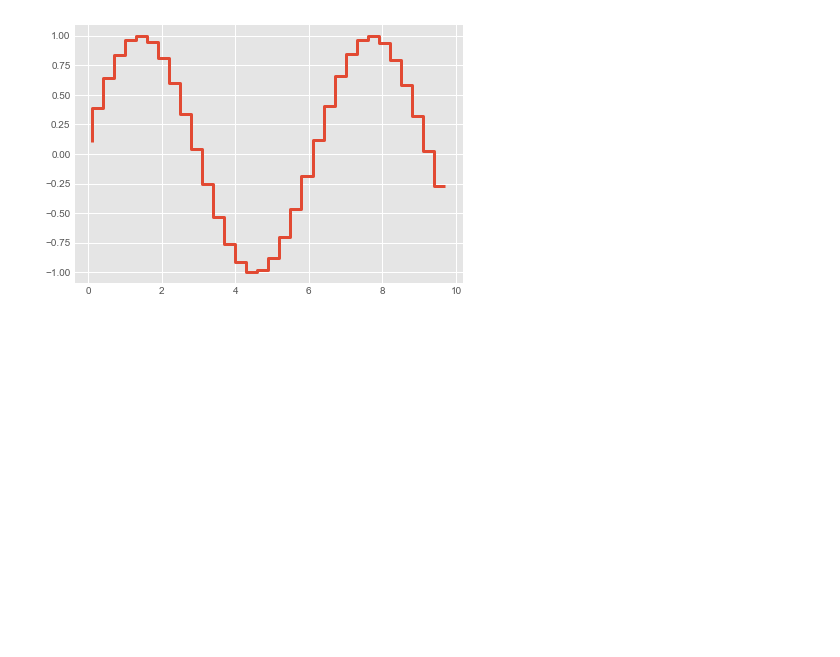
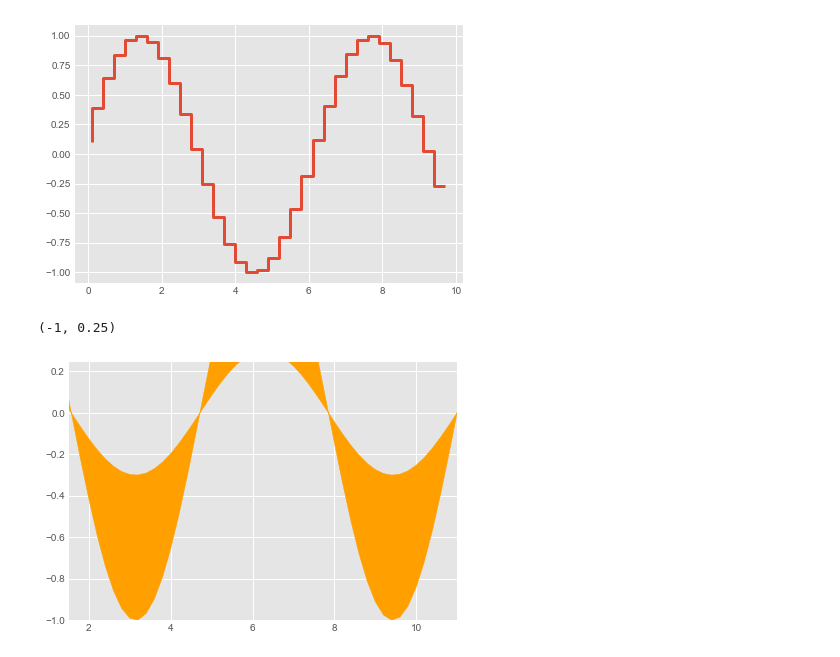
Before and after one commit to kazimosiurahman/Data_viz, a Jupyter notebook: data_viz.ipynb, the cells around one changed output. Saved outputs shown, nothing was run; the diff lists cells and outputs as text; code cells hidden in the pictures; blank space fills up the shorter version.

Commit message:
Experimenting with fill color

```diff
--- a/data_viz.ipynb
+++ b/data_viz.ipynb
@@ -238,0 +236,12 @@ pd.
+# %%
+fig = plt.figure()
+ax = fig.add_axes([0.1,0.1,0.9,0.9])
+x = np.arange(1,20,0.2)
+y = np.cos(x)
+ax.fill_between(x,y,0.3*y,color='#FF9F00')
+ax.set_xlim([1.5,11.0])
+ax.set_ylim([-1,0.25])
+# ax.plot(x,y)
+# %% [output]
+(-1, 0.25)
+[figure, added]
```
Also changed, not shown: parts of 2 cells of this notebook.
